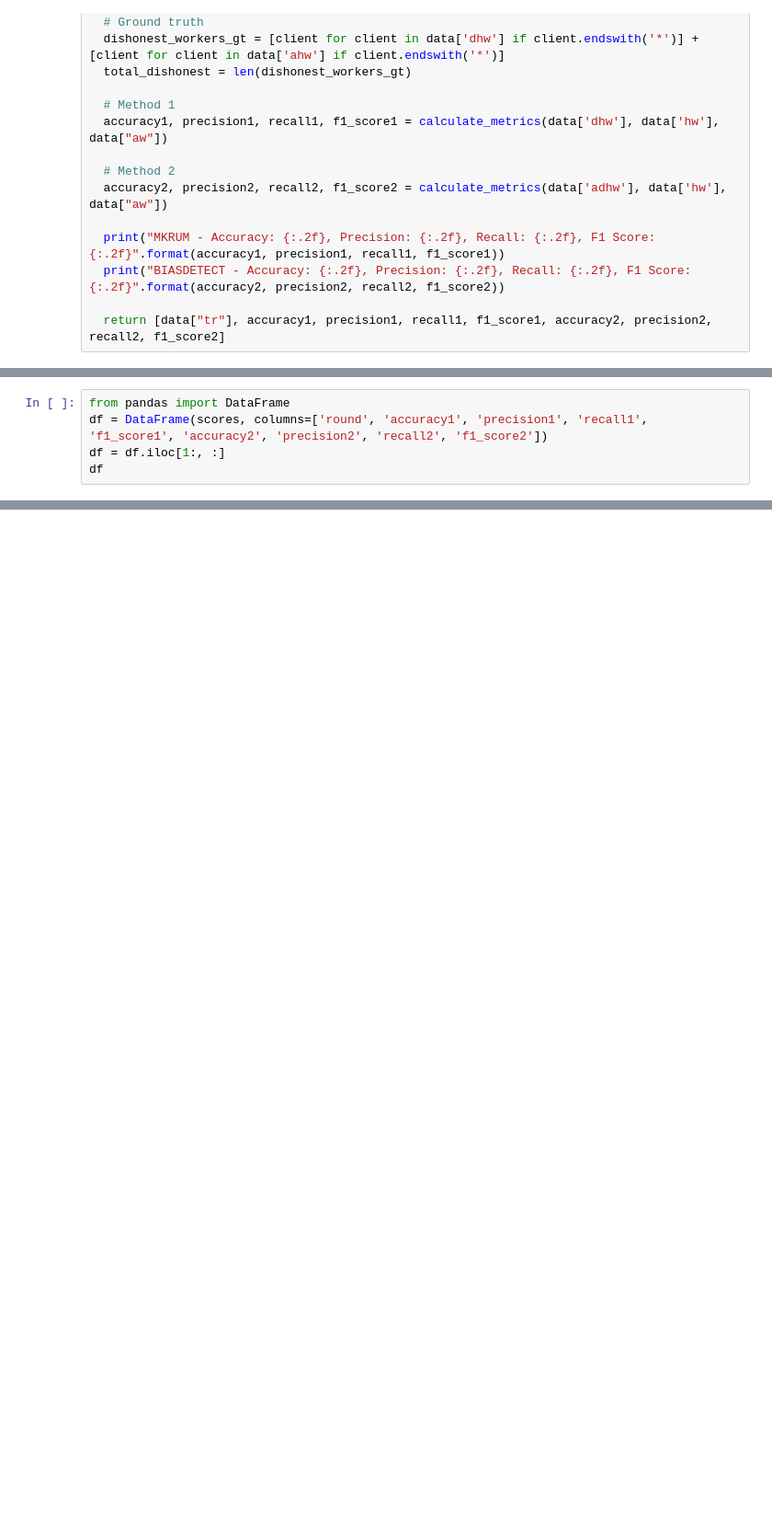
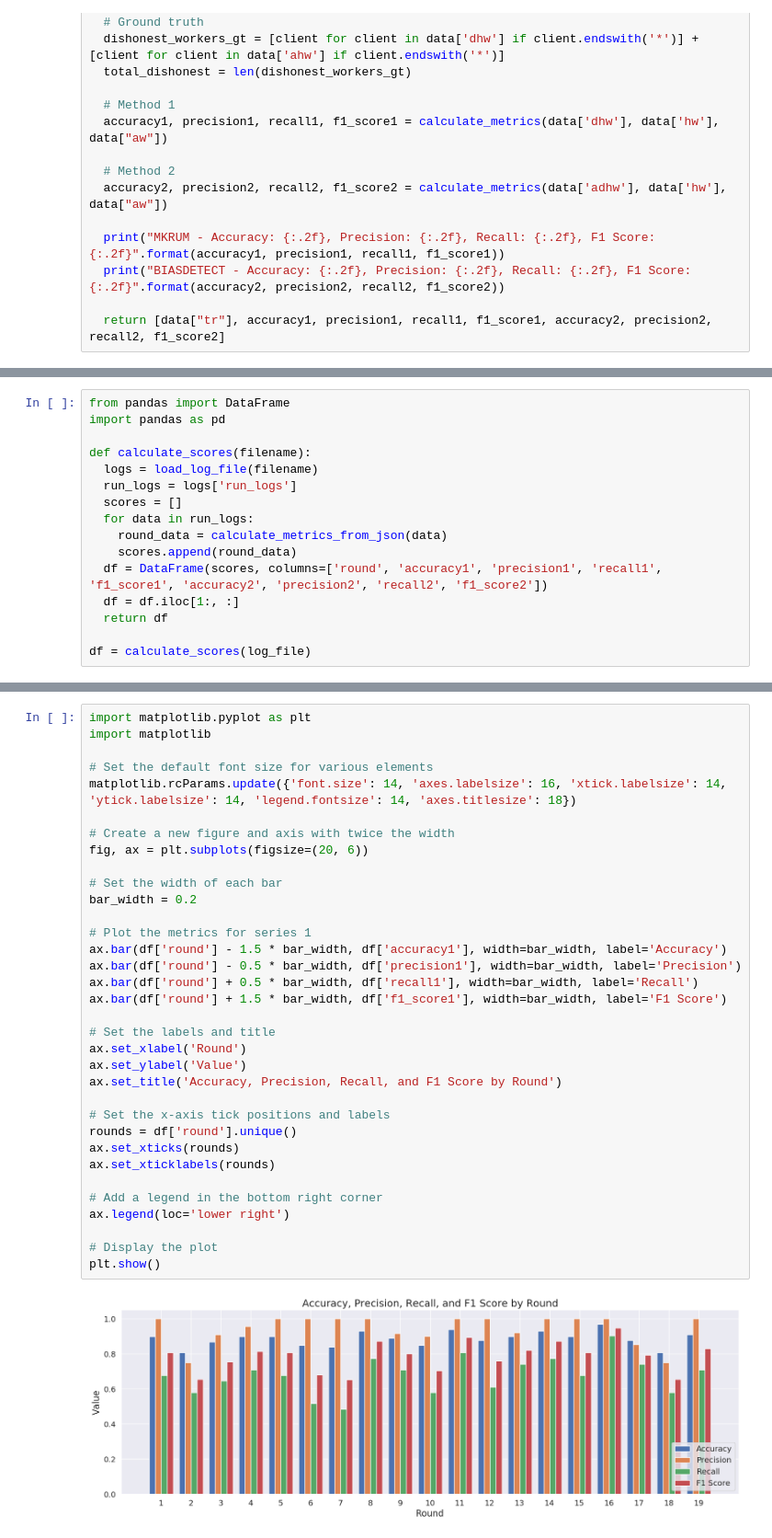
Before and after one commit to andrasfe/decfed, a Jupyter notebook: federated-learning-v1-2.ipynb, the cells around one changed output, grey strips where cells are left out. Shown at 92% size. Cells and saved outputs as stored; diff of their text form; blank space fills up the shorter version.

```diff
--- a/federated-learning-v1-2.ipynb
+++ b/federated-learning-v1-2.ipynb
@@ -1391,6 +1431,17 @@ BIASDETECT - Accuracy: 1.00, Precision: 1.00, Recall: 1.00, F1 Score: 1.00
 # %%
 from pandas import DataFrame
-df = DataFrame(scores, columns=['round', 'accuracy1', 'precision1', 'recall1', 'f1_score1', 'accuracy2', 'precision2', 'recall2', 'f1_score2'])
-df = df.iloc[1:, :]
-df
+import pandas as pd
+
+def calculate_scores(filename):
+  logs = load_log_file(filename)
+  run_logs = logs['run_logs']
+  scores = []
+  for data in run_logs:
+    round_data = calculate_metrics_from_json(data)
+    scores.append(round_data)
+  df = DataFrame(scores, columns=['round', 'accuracy1', 'precision1', 'recall1', 'f1_score1', 'accuracy2', 'precision2', 'recall2', 'f1_score2'])
+  df = df.iloc[1:, :]
+  return df
+
+df = calculate_scores(log_file)
 # %% [output]
@@ -1456,0 +1552,36 @@ render_plot(title='F1 score', series1_key='f1_score1', series2_key='f1_score2')
+# %%
+import matplotlib.pyplot as plt
+import matplotlib
+
+# Set the default font size for various elements
+matplotlib.rcParams.update({'font.size': 14, 'axes.labelsize': 16, 'xtick.labelsize': 14, 'ytick.labelsize': 14, 'legend.fontsize': 14, 'axes.titlesize': 18})
+
+# Create a new figure and axis with twice the width
+fig, ax = plt.subplots(figsize=(20, 6))
+
+# Set the width of each bar
+bar_width = 0.2
+
+# Plot the metrics for series 1
+ax.bar(df['round'] - 1.5 * bar_width, df['accuracy1'], width=bar_width, label='Accuracy')
+ax.bar(df['round'] - 0.5 * bar_width, df['precision1'], width=bar_width, label='Precision')
+ax.bar(df['round'] + 0.5 * bar_width, df['recall1'], width=bar_width, label='Recall')
+ax.bar(df['round'] + 1.5 * bar_width, df['f1_score1'], width=bar_width, label='F1 Score')
+
+# Set the labels and title
+ax.set_xlabel('Round')
+ax.set_ylabel('Value')
+ax.set_title('Accuracy, Precision, Recall, and F1 Score by Round')
+
+# Set the x-axis tick positions and labels
+rounds = df['round'].unique()
+ax.set_xticks(rounds)
+ax.set_xticklabels(rounds)
+
+# Add a legend in the bottom right corner
+ax.legend(loc='lower right')
+
+# Display the plot
+plt.show()
+# %% [output]
+[figure, added]
```
Also changed, not shown: parts of 39 cells of this notebook.
